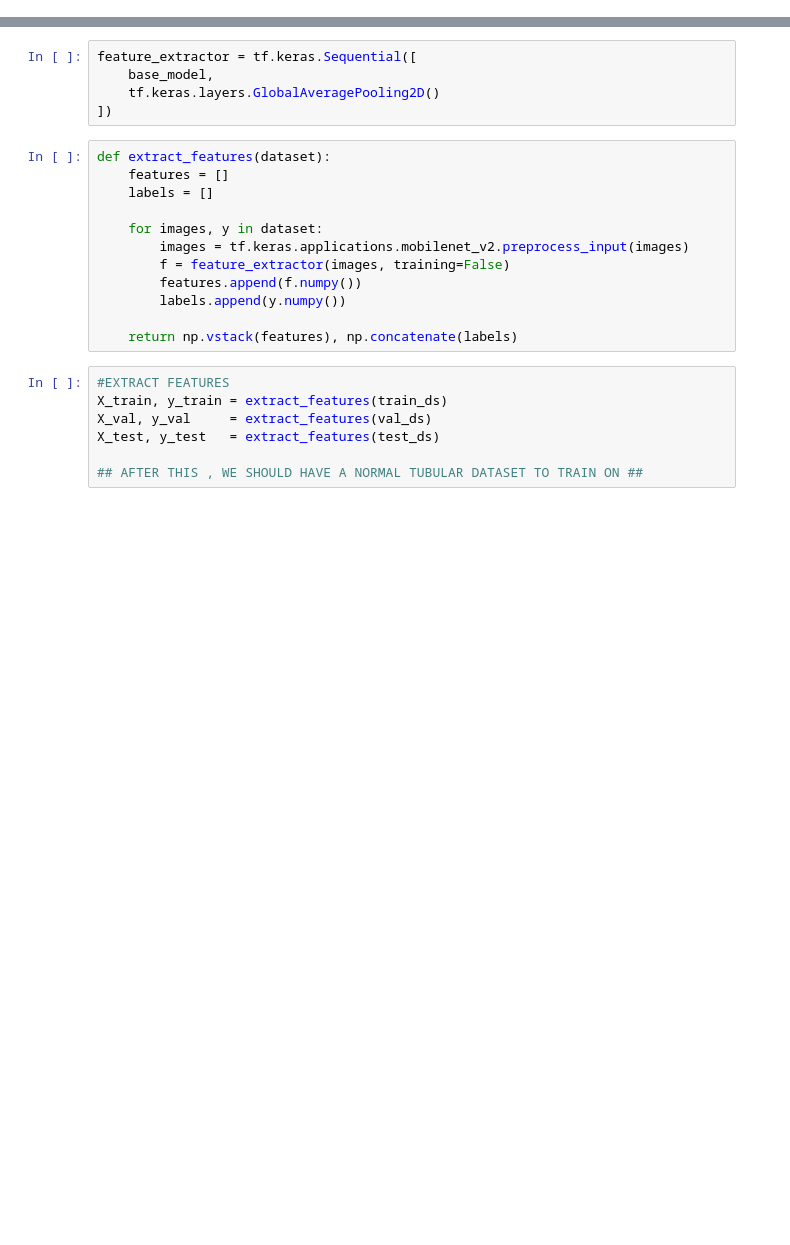
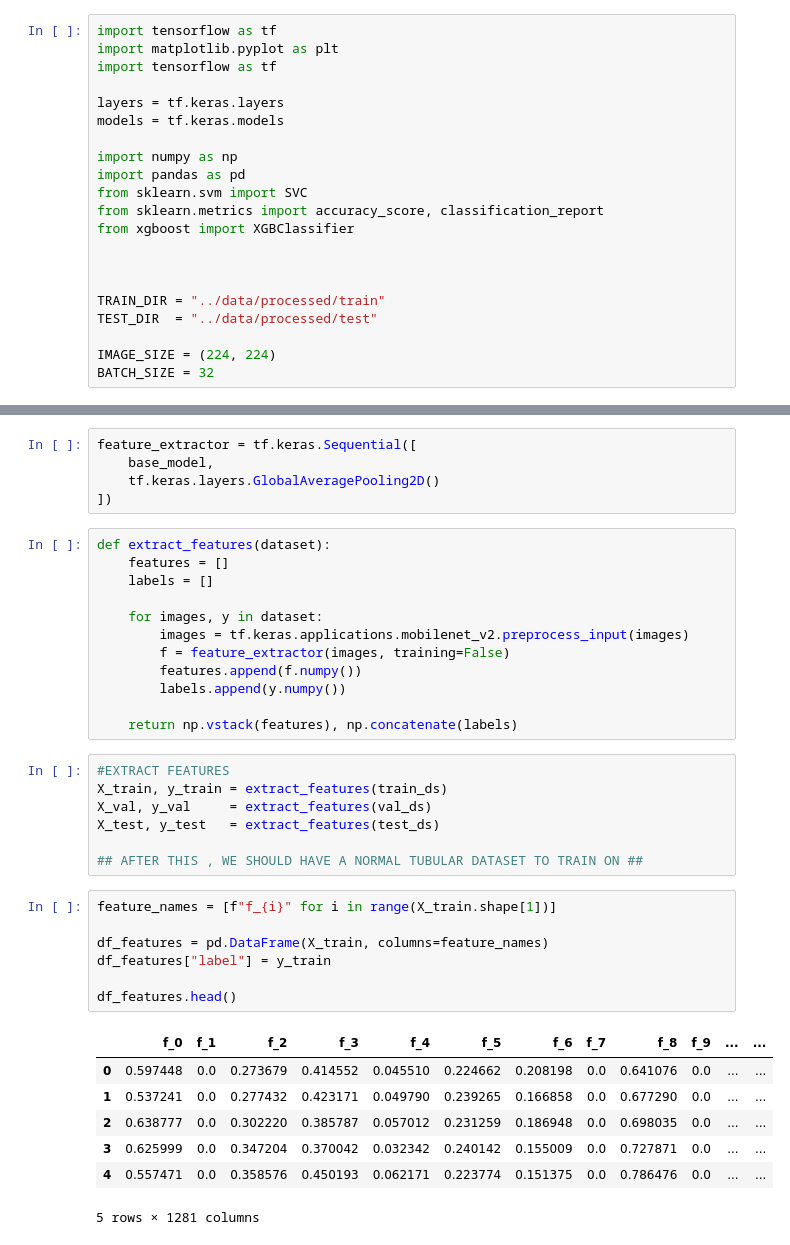
Before and after one commit to mireillemaher/honeybee-detect-ML-, a Jupyter notebook: notebooks/training2.ipynb, the cells around one changed output, grey strips where cells are left out. Cells and saved outputs as stored; diff of their text form; blank space fills up the shorter version.

```diff
--- a/notebooks/training2.ipynb
+++ b/notebooks/training2.ipynb
@@ -0,0 +1,21 @@
+# %%
+import tensorflow as tf
+import matplotlib.pyplot as plt
+import tensorflow as tf
+
+layers = tf.keras.layers
+models = tf.keras.models
+
+import numpy as np
+import pandas as pd
+from sklearn.svm import SVC
+from sklearn.metrics import accuracy_score, classification_report
+from xgboost import XGBClassifier
+
+
+
+TRAIN_DIR = "../data/processed/train"
+TEST_DIR  = "../data/processed/test"
+
+IMAGE_SIZE = (224, 224)
+BATCH_SIZE = 32
@@ -33,3 +166,18 @@ X_val, y_val     = extract_features(val_ds)
 X_test, y_test   = extract_features(test_ds)
 
 ## AFTER THIS , WE SHOULD HAVE A NORMAL TUBULAR DATASET TO TRAIN ON ##
+# %%
+feature_names = [f"f_{i}" for i in range(X_train.shape[1])]
+
+df_features = pd.DataFrame(X_train, columns=feature_names)
+df_features["label"] = y_train
+
+df_features.head()
+# %% [output]
+|  | f_0 | f_1 | f_2 | f_3 | f_4 | f_5 | f_6 | f_7 | f_8 | f_9 | ... | ... |
+| 0 | 0.597448 | 0.0 | 0.273679 | 0.414552 | 0.045510 | 0.224662 | 0.208198 | 0.0 | 0.641076 | 0.0 | ... | ... |
+| 1 | 0.537241 | 0.0 | 0.277432 | 0.423171 | 0.049790 | 0.239265 | 0.166858 | 0.0 | 0.677290 | 0.0 | ... | ... |
+| 2 | 0.638777 | 0.0 | 0.302220 | 0.385787 | 0.057012 | 0.231259 | 0.186948 | 0.0 | 0.698035 | 0.0 | ... | ... |
+| 3 | 0.625999 | 0.0 | 0.347204 | 0.370042 | 0.032342 | 0.240142 | 0.155009 | 0.0 | 0.727871 | 0.0 | ... | ... |
+| 4 | 0.557471 | 0.0 | 0.358576 | 0.450193 | 0.062171 | 0.223774 | 0.151375 | 0.0 | 0.786476 | 0.0 | ... | ... |
+5 rows × 1281 columns
```
Also changed, not shown: parts of 10 cells of this notebook.
